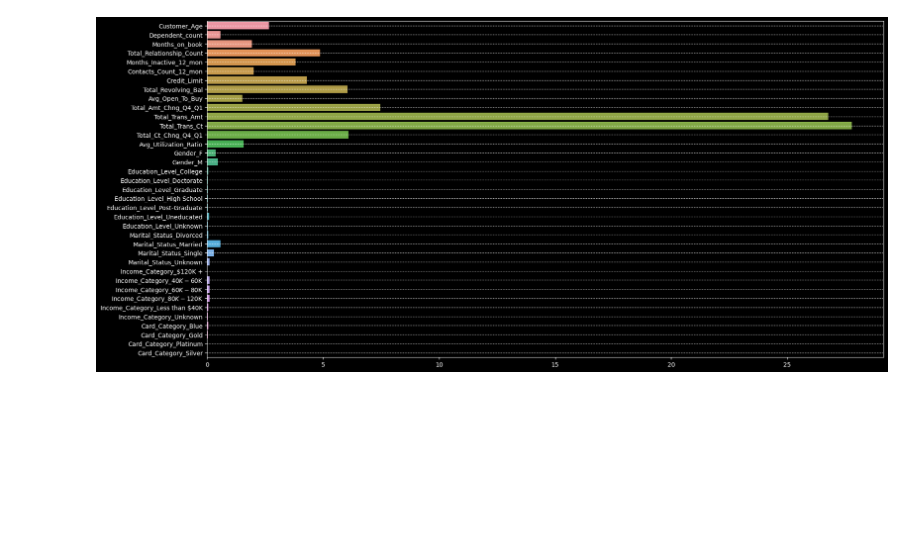
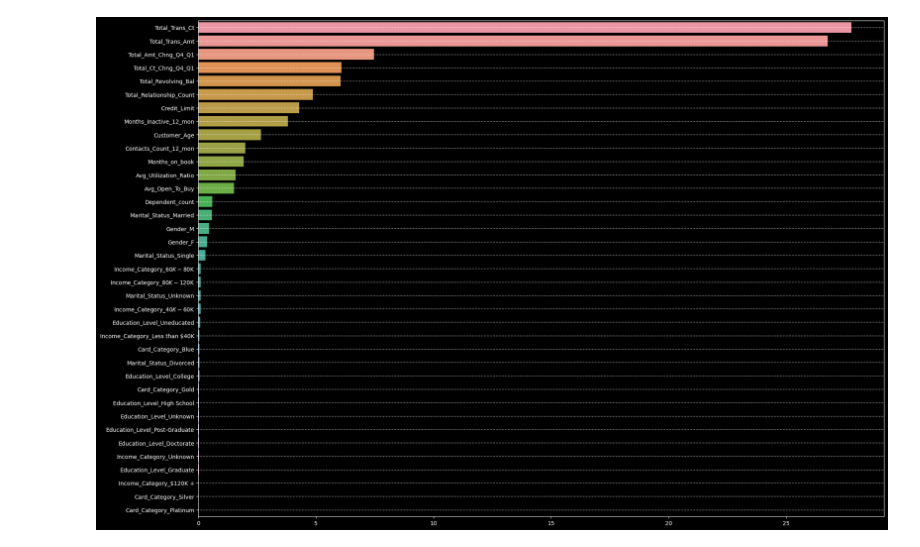
Before and after one commit to dxzielinski/Churn-Classification, a Jupyter notebook: Explanatory_Analysis-Interpreting.ipynb, the cells around one changed output. Drawn from its saved outputs; the diff is of its cells as text; code cells hidden in the pictures; blank space fills up the shorter version.

```diff
--- a/Explanatory_Analysis-Interpreting.ipynb
+++ b/Explanatory_Analysis-Interpreting.ipynb
@@ -57,12 +81,13 @@ model = CatBoostClassifier(verbose=False)
 model.fit(X_train, y_train)
 y_pred = model.predict(X_test)
 # %%
-plt.figure(figsize=(20,10))
-sns.barplot(x=model.feature_importances_, y=X_train.columns)
+importances = pd.DataFrame(model.feature_importances_.reshape(1,-1), columns=X_train.columns)
+plt.figure(figsize=(22,16))
+sns.barplot(data=importances.sort_values(by=[0], axis=1, ascending=False), orient='h')
 plt.grid(axis='y', color='white', linestyle='dotted', lw=1)
 plt.show()
 # %% [output]
-[figure, old version]
+[figure, new version]
 # %%
 roc_auc_score(y_pred, y_test)
 # %% [output]
```
Also changed, not shown: parts of 7 cells of this notebook, 4 other files.
